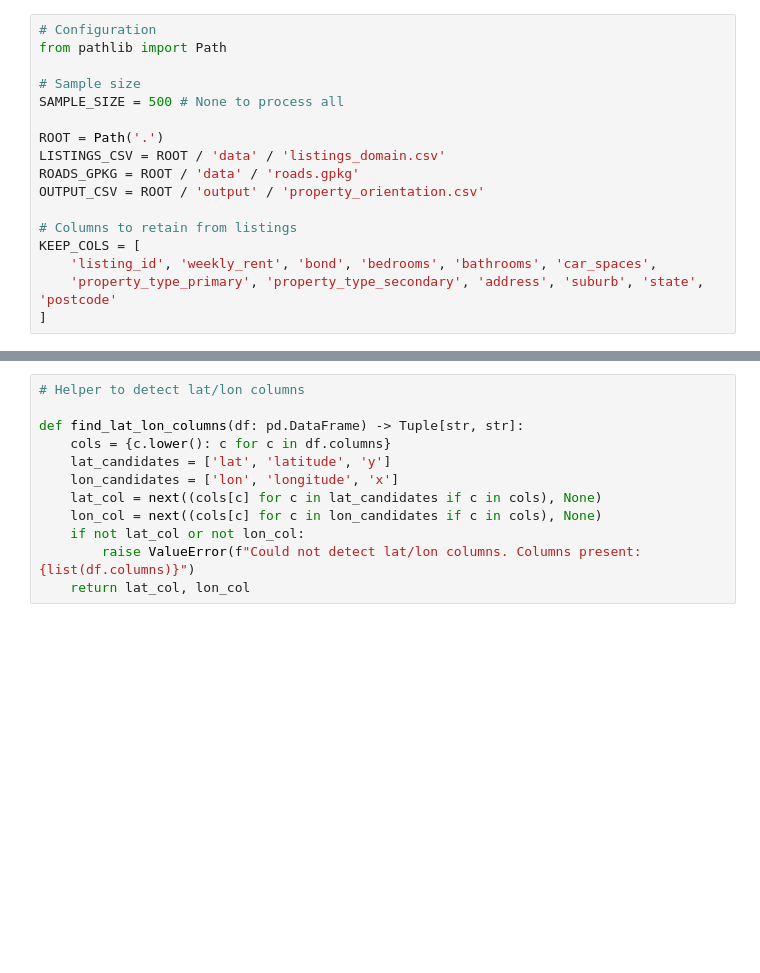
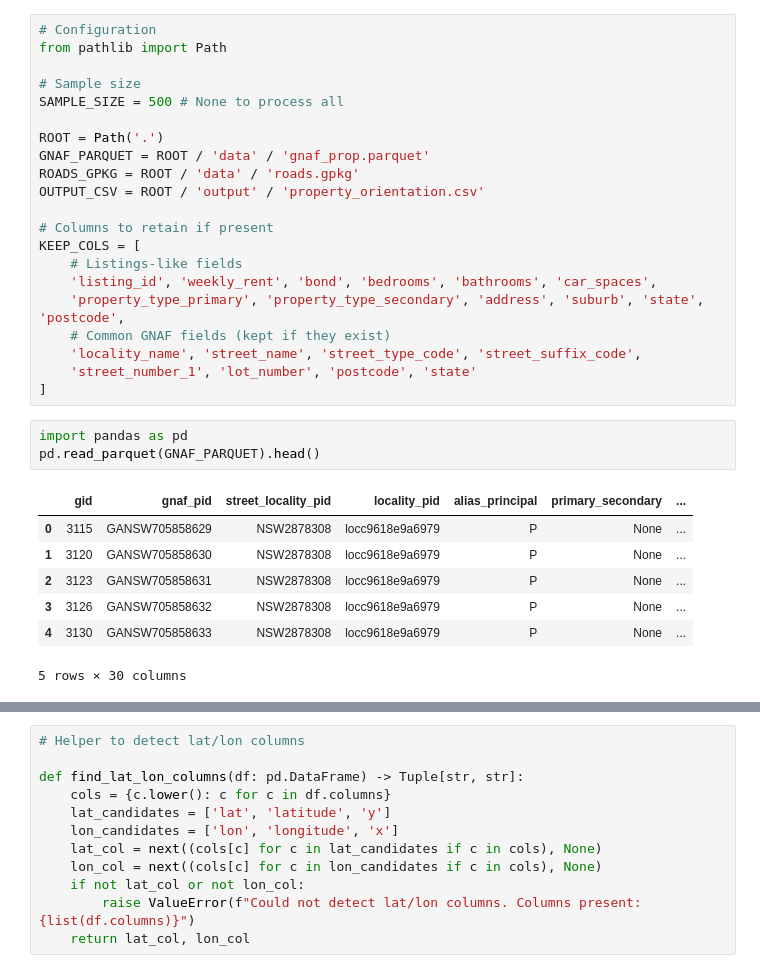
Before and after one commit to z4nse/microburbs-coding, a Jupyter notebook: property_orientation.ipynb, the cells around one changed output, grey strips where cells are left out. Cells and saved outputs as stored; diff of their text form; blank space fills up the shorter version.

```diff
--- a/property_orientation.ipynb
+++ b/property_orientation.ipynb
@@ -17,15 +56,30 @@ from pathlib import Path
 SAMPLE_SIZE = 500 # None to process all
 
 ROOT = Path('.')
-LISTINGS_CSV = ROOT / 'data' / 'listings_domain.csv'
+GNAF_PARQUET = ROOT / 'data' / 'gnaf_prop.parquet'
 ROADS_GPKG = ROOT / 'data' / 'roads.gpkg'
 OUTPUT_CSV = ROOT / 'output' / 'property_orientation.csv'
 
-# Columns to retain from listings
+# Columns to retain if present
 KEEP_COLS = [
+    # Listings-like fields
     'listing_id', 'weekly_rent', 'bond', 'bedrooms', 'bathrooms', 'car_spaces',
-    'property_type_primary', 'property_type_secondary', 'address', 'suburb', 'state', 'postcode'
+    'property_type_primary', 'property_type_secondary', 'address', 'suburb', 'state', 'postcode',
+    # Common GNAF fields (kept if they exist)
+    'locality_name', 'street_name', 'street_type_code', 'street_suffix_code',
+    'street_number_1', 'lot_number', 'postcode', 'state'
 ]
+# %%
+import pandas as pd
+pd.read_parquet(GNAF_PARQUET).head()
+# %% [output]
+|  | gid | gnaf_pid | street_locality_pid | locality_pid | alias_principal | primary_secondary | ... |
+| 0 | 3115 | GANSW705858629 | NSW2878308 | locc9618e9a6979 | P | None | ... |
+| 1 | 3120 | GANSW705858630 | NSW2878308 | locc9618e9a6979 | P | None | ... |
+| 2 | 3123 | GANSW705858631 | NSW2878308 | locc9618e9a6979 | P | None | ... |
+| 3 | 3126 | GANSW705858632 | NSW2878308 | locc9618e9a6979 | P | None | ... |
+| 4 | 3130 | GANSW705858633 | NSW2878308 | locc9618e9a6979 | P | None | ... |
+5 rows × 30 columns
 # %%
 import math
 from typing import Optional, Tuple, List
```
Also changed, not shown: parts of 8 cells of this notebook, 4 other files.
